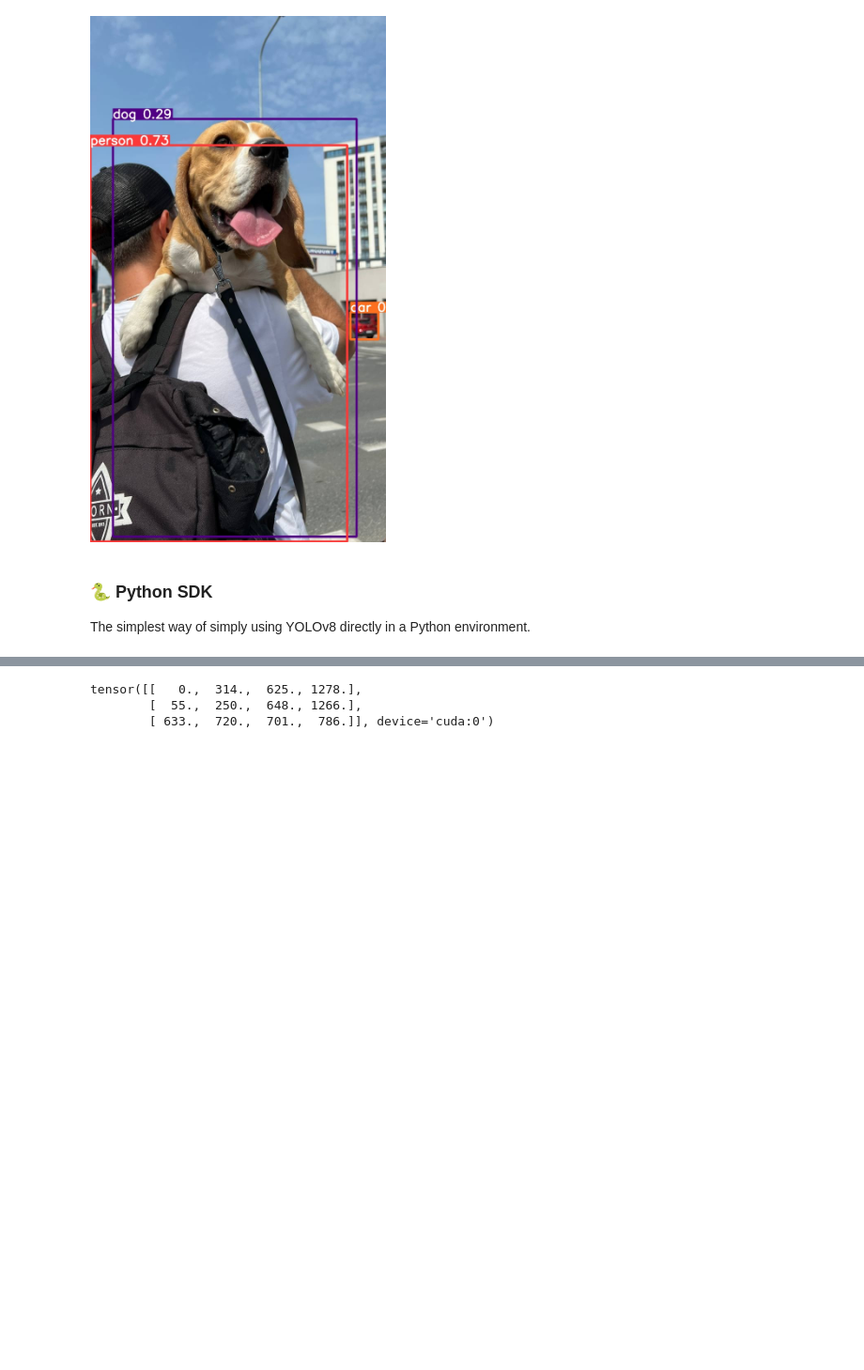
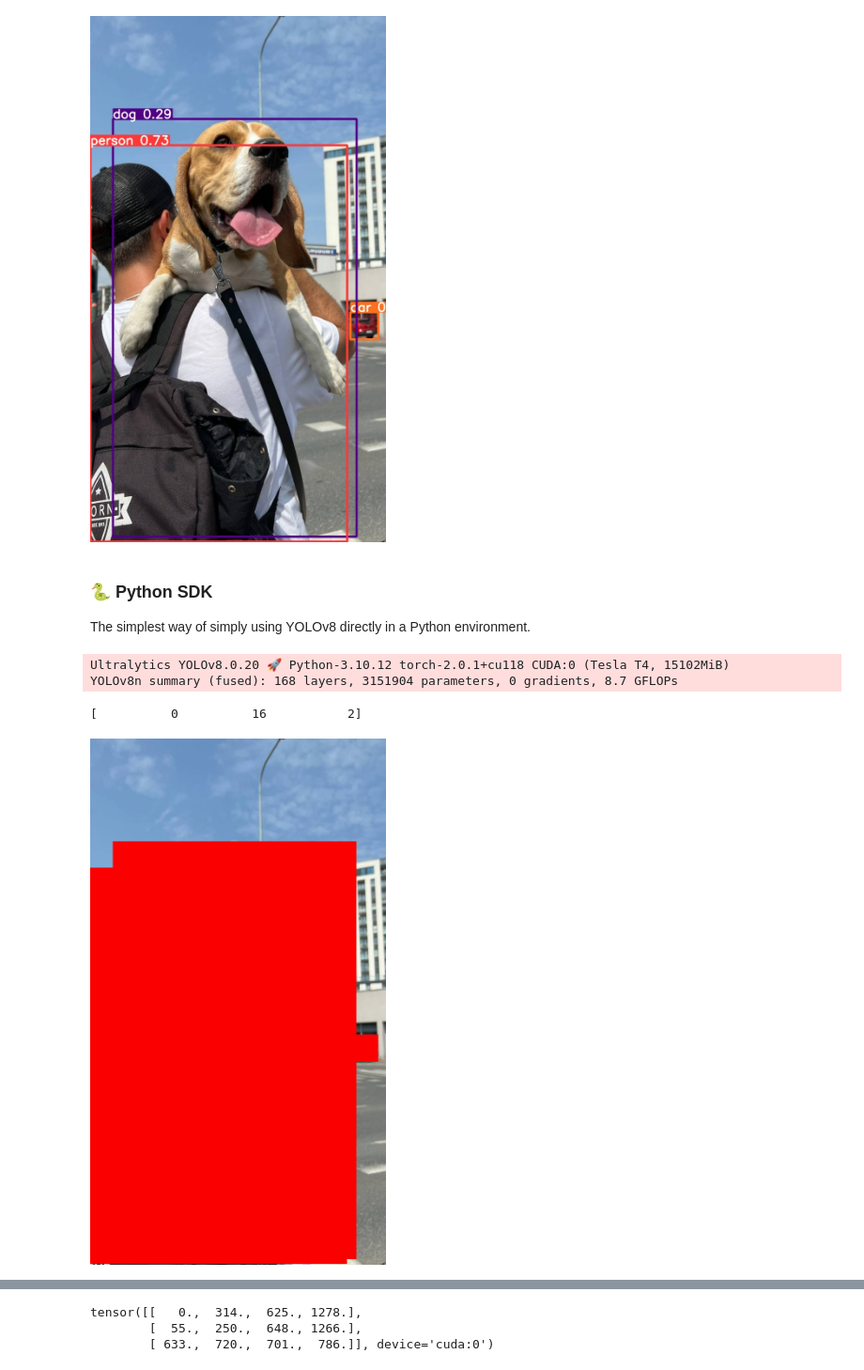
Before and after one commit to Vikas-ABD/landmarks_detectionL_webapp, a Jupyter notebook: YOLOV8_Notebook_landmark.ipynb, the cells around one changed output, grey strips where cells are left out. Shown at 94% size. Cells and saved outputs as stored; diff of their text form; code cells hidden in the pictures; blank space fills up the shorter version.

```diff
--- a/YOLOV8_Notebook_landmark.ipynb
+++ b/YOLOV8_Notebook_landmark.ipynb
@@ -83,3 +123,21 @@ The simplest way of simply using YOLOv8 directly in a Python environment.
+# %%
+from google.colab.patches import cv2_imshow
+# Local file path of the input image
+image_path = '/content/dog.jpeg'
+
+# Process the image from the file path
+modified_image = process_image(image_path)
+
+# Display the modified image
+# Display the modified image
+cv2_imshow(modified_image)
+cv2.waitKey(0)
+cv2.destroyAllWindows()
+# %% [output]
+Ultralytics YOLOv8.0.20 🚀 Python-3.10.12 torch-2.0.1+cu118 CUDA:0 (Tesla T4, 15102MiB)
+YOLOv8n summary (fused): 168 layers, 3151904 parameters, 0 gradients, 8.7 GFLOPs
+[          0          16           2]
+[figure, added]
 # %%
 model = YOLO(f'{HOME}/yolov8n.pt')
 results = model.predict(source='https://media.roboflow.com/notebooks/examples/dog.jpeg', conf=0.25)
```
Also changed, not shown: parts of 3 cells of this notebook, 3 other files.
